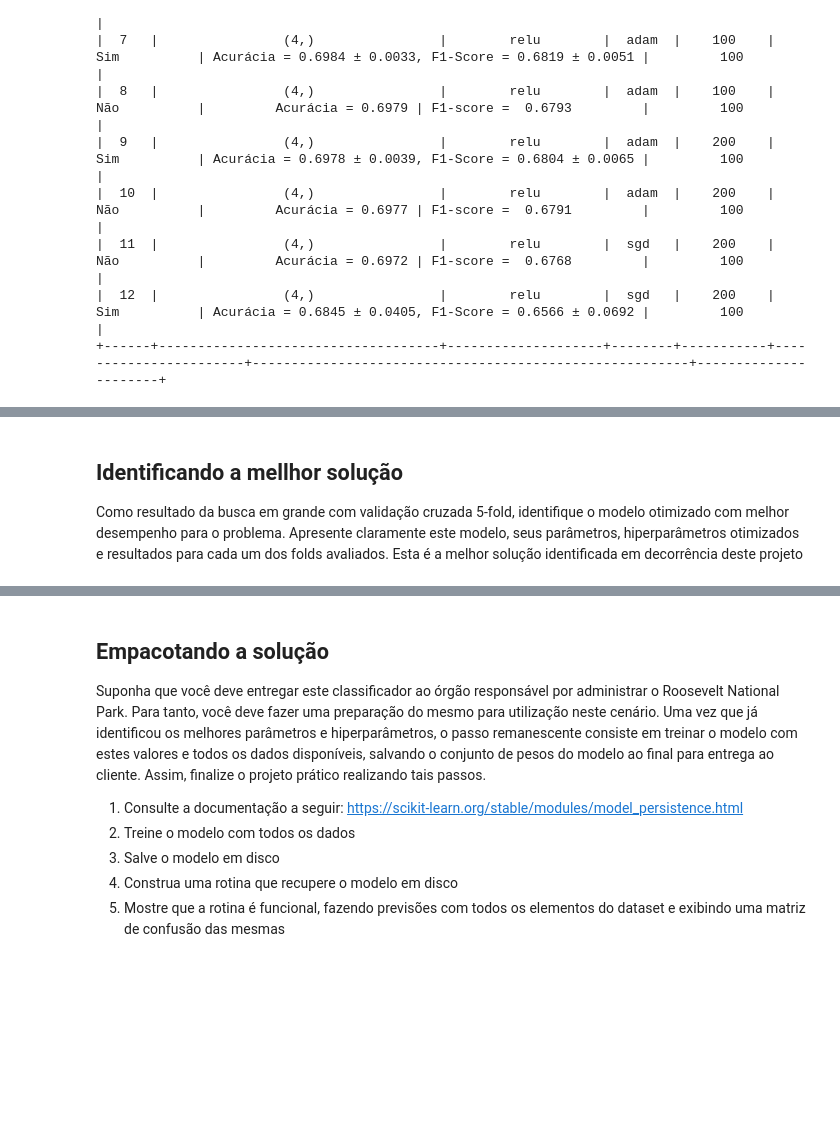
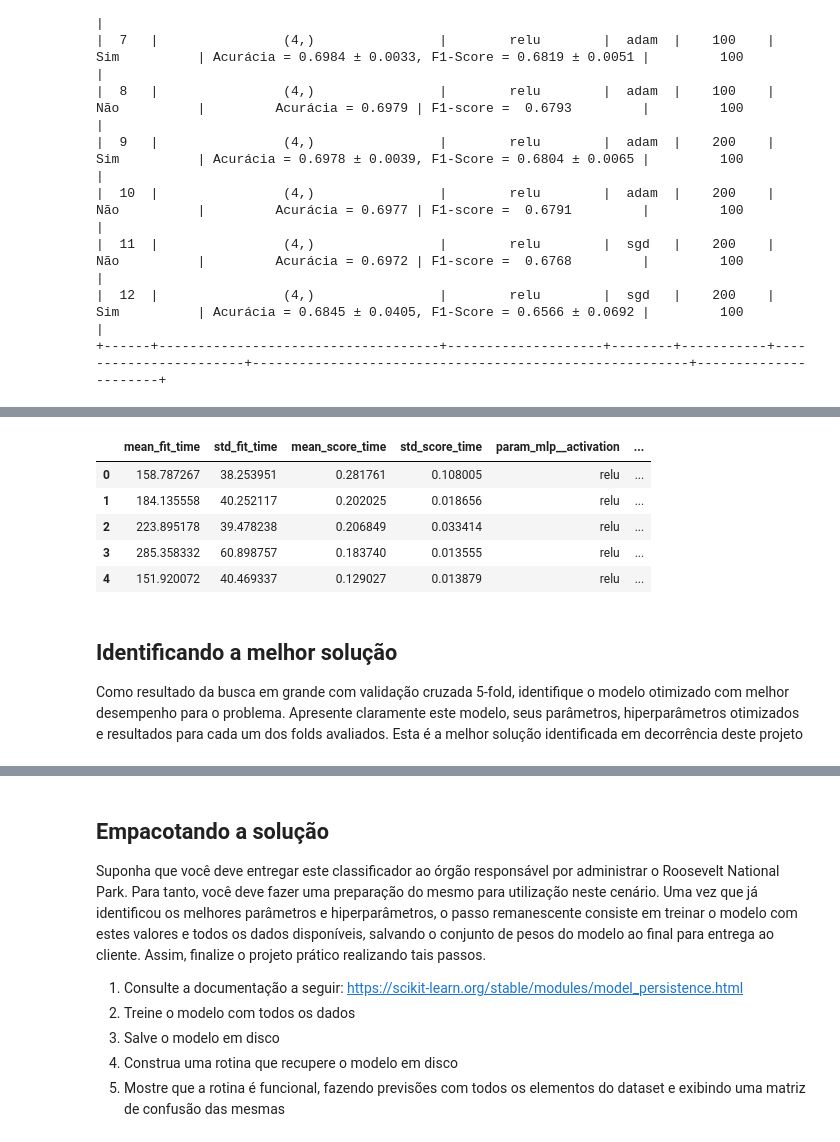
Before and after one commit to DioGS17/RNA-2025, a Jupyter notebook: PP2.2.3 - Validação Cruzada e Busca em Grade.ipynb, the cells around one changed output, grey strips where cells are left out. Saved outputs shown, nothing was run; the diff lists cells and outputs as text; code cells hidden in the pictures; blank space fills up the shorter version.

```diff
--- a/PP2.2.3 - Validação Cruzada e Busca em Grade.ipynb
+++ b/PP2.2.3 - Validação Cruzada e Busca em Grade.ipynb
@@ -103,11 +105,11 @@ X = df.drop("Cover_Type", axis=1)
 y = df["Cover_Type"]
 
 # Divisão treino/teste
-X_train, X_test, y_train, y_test = train_test_split(X, y, test_size=0.3, random_state=42, stratify=y)
+X_train, X_test, y_train, y_test = train_test_split(X, y, test_size=0.3, stratify=y)
 
 # Pipeline com normalização + RNA
 pipe = Pipeline([
     ("scaler", StandardScaler()),
-    ("mlp", MLPClassifier(max_iter=200, early_stopping=True, random_state=42))
+    ("mlp", MLPClassifier(early_stopping=True))
 ])
 # %%
@@ -147,4 +154,14 @@ print(classification_report(y_test, y_pred))
+# %%
+results = pd.DataFrame(grid.cv_results_)
+results.head(5)
+# %% [output]
+|  | mean_fit_time | std_fit_time | mean_score_time | std_score_time | param_mlp__activation | ... |
+| 0 | 158.787267 | 38.253951 | 0.281761 | 0.108005 | relu | ... |
+| 1 | 184.135558 | 40.252117 | 0.202025 | 0.018656 | relu | ... |
+| 2 | 223.895178 | 39.478238 | 0.206849 | 0.033414 | relu | ... |
+| 3 | 285.358332 | 60.898757 | 0.183740 | 0.013555 | relu | ... |
+| 4 | 151.920072 | 40.469337 | 0.129027 | 0.013879 | relu | ... |
 # %% [markdown]
-## Identificando a mellhor solução
+## Identificando a melhor solução
 
 Como resultado da busca em grande com validação cruzada 5-fold, identifique o modelo otimizado com melhor desempenho para o problema. Apresente claramente este modelo, seus parâmetros, hiperparâmetros otimizados e resultados para cada um dos folds avaliados. Esta é a melhor solução identificada em decorrência deste projeto
```
Also changed, not shown: parts of 9 cells of this notebook, 1 other file.
